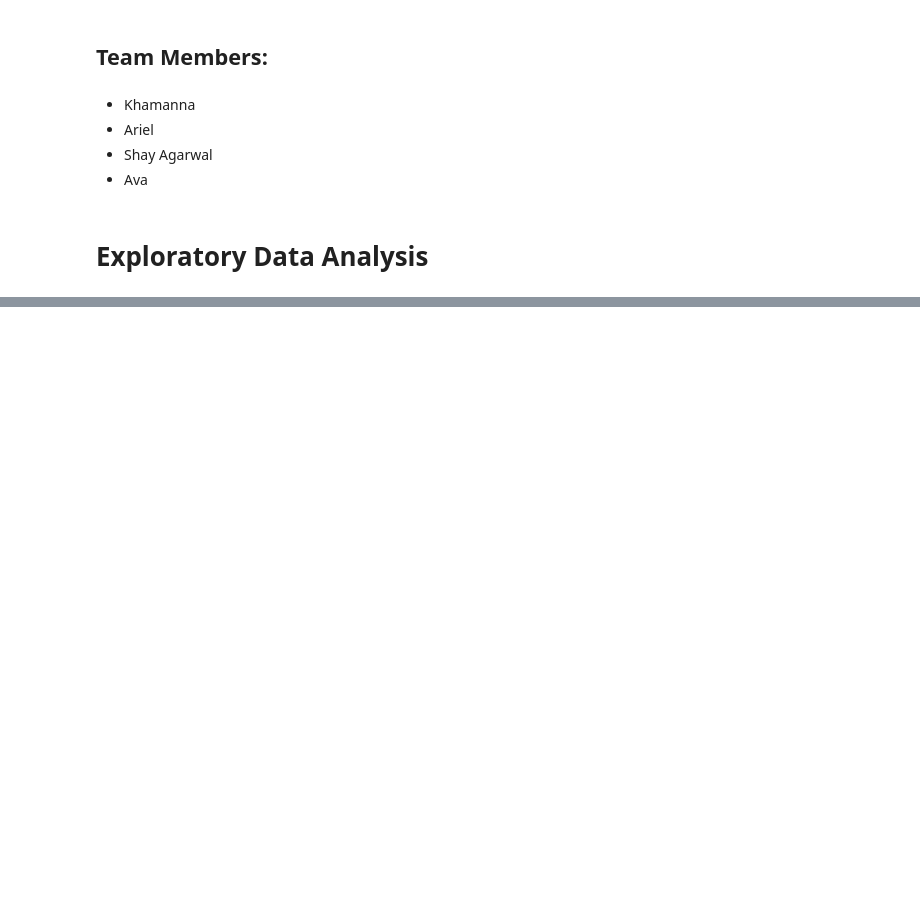
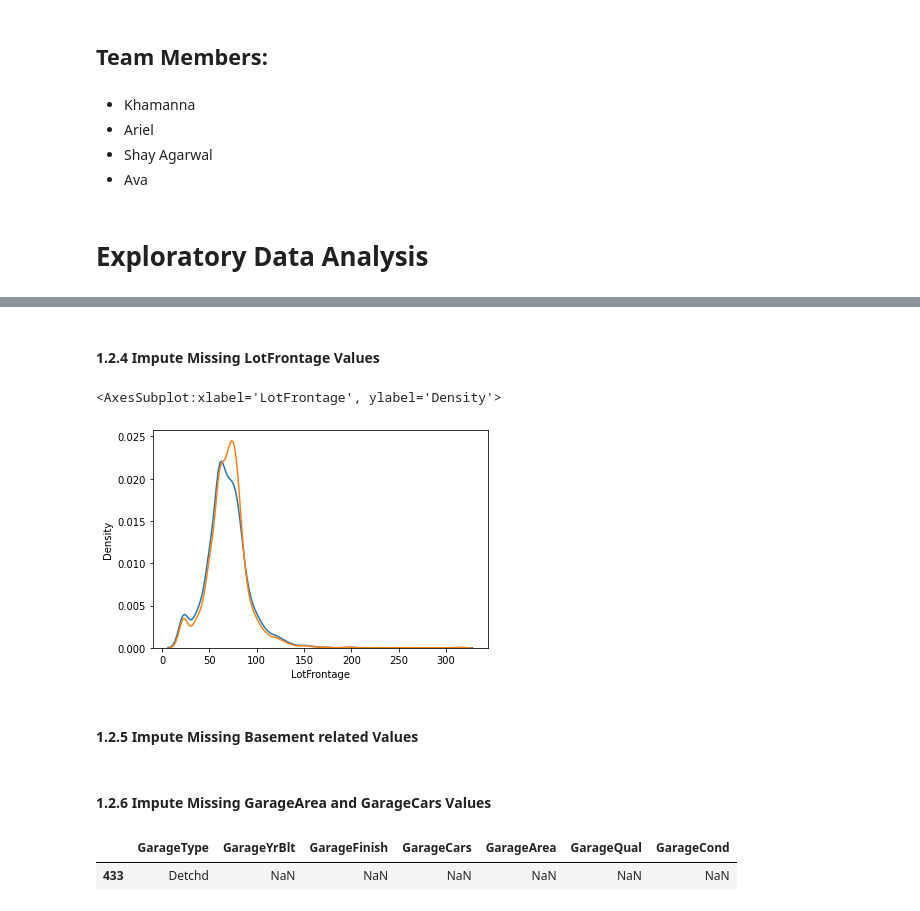
Before and after one commit to hikarinosenshi/ml_project, a Jupyter notebook: final/Presentation_Rough.ipynb, the cells around one changed output, grey strips where cells are left out. Cells and saved outputs as stored; diff of their text form; code cells hidden in the pictures; blank space fills up the shorter version.

```diff
--- a/final/Presentation_Final.ipynb
+++ b/final/Presentation_Rough.ipynb
@@ -37,0 +56,3 @@ dataset = pd.read_csv('../data/Ames_Housing_Price_Data.csv', index_col=0)
+# %%
+# Reset index (since one row was removed and the original index in the file does not have unique values)
+dataset.reset_index(drop=True, inplace=True)
@@ -37,0 +61,3 @@ dataset = pd.read_csv('../data/Ames_Housing_Price_Data.csv', index_col=0)
+# %%
+# PID removed since it is just an identifier for each row
+dataset.drop('PID',axis=1, inplace=True)
@@ -37,0 +86,17 @@ dataset = pd.read_csv('../data/Ames_Housing_Price_Data.csv', index_col=0)
+# %% [markdown]
+#### 1.2.4 Impute Missing LotFrontage Values<a class="anchor" id="lotfrontage"></a>
+# %%
+# Use Knn Imputation for Missing Values
+# Variable = LotFrontage
+imputer = KNNImputer(n_neighbors=round(math.sqrt(len(dataset)))) # k -> square root of the number of observations
+imputed = imputer.fit_transform(dataset.select_dtypes(include='number')) # calculate values with limited columns
+dataset_imputed = pd.DataFrame(imputed, columns=dataset.select_dtypes(include='number').columns) # impute dataset
+# %%
+dataset_imputed['LotFrontage'] = round(dataset_imputed['LotFrontage']) # round values to match existing values
+# %%
+# confirm the distribution of 'LotFrontage' did not change significantly
+sns.distplot(dataset['LotFrontage'], hist=False)
+sns.distplot(dataset_imputed['LotFrontage'], hist=False)
+# %% [output]
+<AxesSubplot:xlabel='LotFrontage', ylabel='Density'>
+[figure, added]
@@ -37,0 +106,2 @@ dataset = pd.read_csv('../data/Ames_Housing_Price_Data.csv', index_col=0)
+# %% [markdown]
+#### 1.2.5 Impute Missing Basement related Values<a class="anchor" id="basement"></a>
@@ -37,0 +117,8 @@ dataset = pd.read_csv('../data/Ames_Housing_Price_Data.csv', index_col=0)
+# %% [markdown]
+#### 1.2.6 Impute Missing GarageArea and GarageCars Values<a class="anchor" id="garage"></a>
+# %%
+# GarageArea and GarageCars missing values (1 entry).
+dataset[dataset['GarageArea'].isna()].filter(like="Ga")
+# %% [output]
+|  | GarageType | GarageYrBlt | GarageFinish | GarageCars | GarageArea | GarageQual | GarageCond |
+| 433 | Detchd | NaN | NaN | NaN | NaN | NaN | NaN |
```
Also changed, not shown: parts of 197 cells of this notebook, 1 other file.
